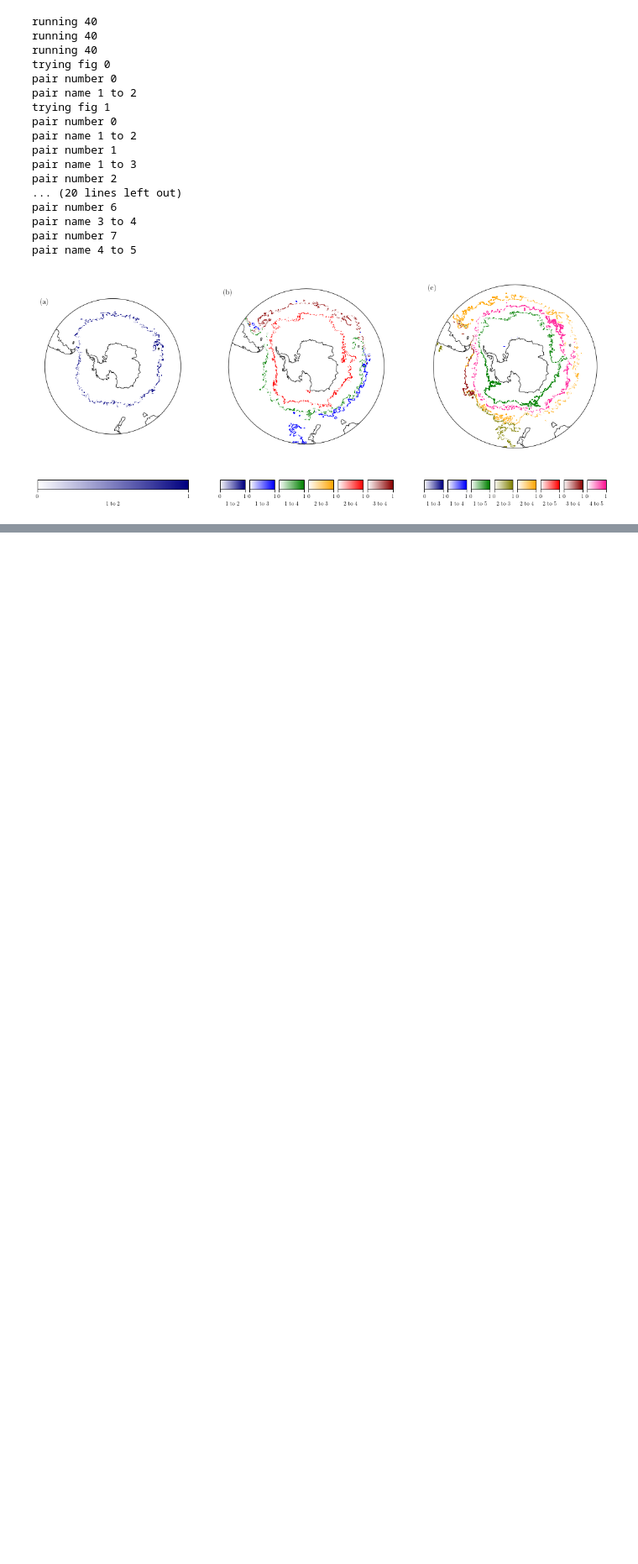
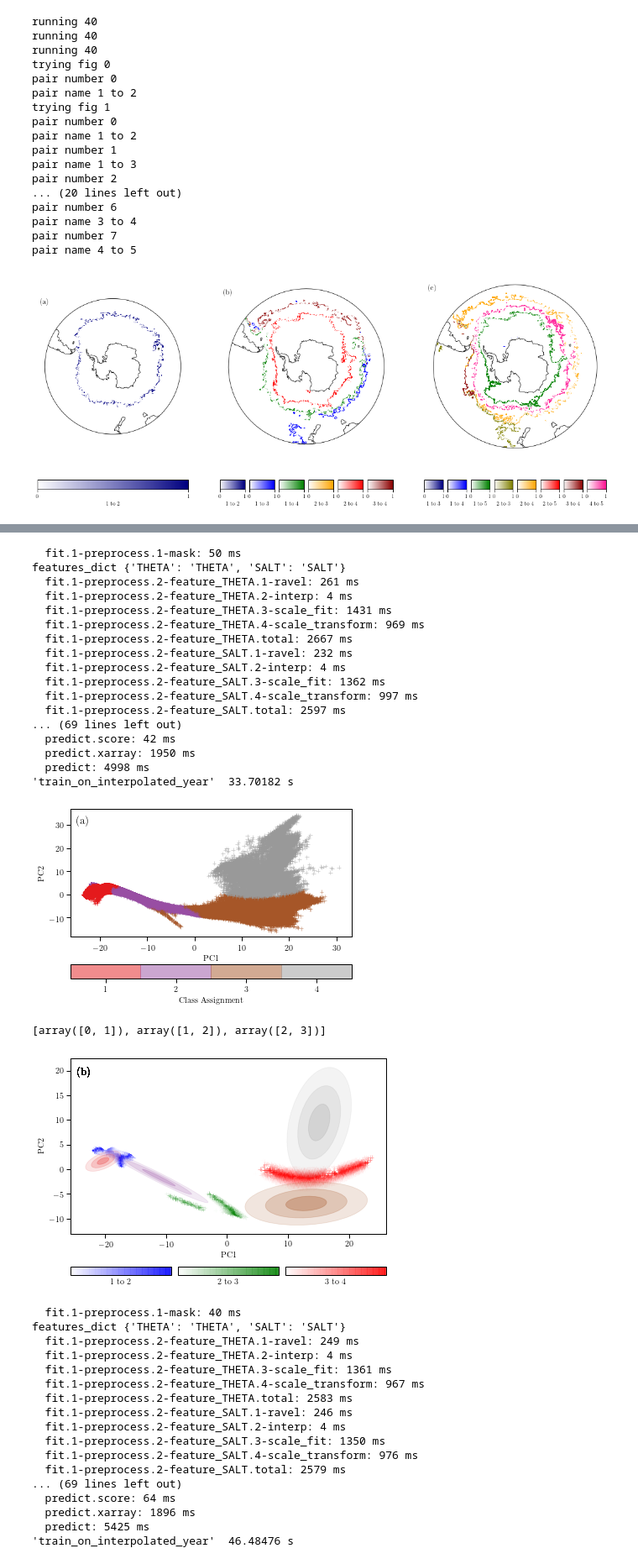
Before and after one commit to sdat2/pyxpcm, a Jupyter notebook: Gen-Plot-Func.ipynb, the cells around one changed output, grey strips where cells are left out. Shown at 84% size. Cells and saved outputs as stored; diff of their text form; code cells hidden in the pictures; blank space fills up the shorter version.

Commit message:
half way to 3d plots

```diff
--- a/Gen-Plot-Func.ipynb
+++ b/Gen-Plot-Func.ipynb
@@ -684,0 +691,3 @@ pair name 4 to 5
+# %%
+m, ds = rtg.train_on_interpolated_year(time_i=42, K=5, maxvar=2, min_depth=300,
+                                       max_depth=2000, separate_pca=False)
@@ -684,0 +766,23 @@ pair name 4 to 5
+# %%
+def get_fig2a(ds):
+    K = int(ds.PCM_LABELS.max().values.tolist()) + 1
+    plt.scatter(
+        ds.PCA_VALUES.isel(pca=0),
+        ds.PCA_VALUES.isel(pca=1),
+        c=ds.PCM_LABELS + 1,
+        cmap=cm.get_cmap("Set1", K),  #'viridis_r',
+        vmin=0.5,
+        vmax=K + 0.5,
+        alpha=0.5,
+    )
+    label_subplots([plt.gca()], start_from=0)
+    plt.xlabel("PC1")
+    plt.ylabel("PC2")
+    plt.colorbar(
+        label="Class Assignment", ticks=range(1, K + 1), orientation="horizontal"
+    )
+    plt.savefig(
+        "../FBSO-Report/images/fig2a-2d-k-" + str(K) + "_.png",
+        dpi=600,
+        bbox_inches="tight",
+    )
@@ -684,0 +869,46 @@ pair name 4 to 5
+# %%
+for K in [4, 5]:
+    m, ds = rtg.train_on_interpolated_year(time_i=42, K=K, maxvar=2, min_depth=300,
+                                           max_depth=2000, separate_pca=False)
+    get_fig2a(ds)
+    plt.show()
+    run_i_metrics_with_ellipsoids_2d(ds)
+    plt.show()
+# %% [output]
+  fit.1-preprocess.1-mask: 50 ms
+features_dict {'THETA': 'THETA', 'SALT': 'SALT'}
+  fit.1-preprocess.2-feature_THETA.1-ravel: 261 ms
+  fit.1-preprocess.2-feature_THETA.2-interp: 4 ms
+  fit.1-preprocess.2-feature_THETA.3-scale_fit: 1431 ms
+  fit.1-preprocess.2-feature_THETA.4-scale_transform: 969 ms
+  fit.1-preprocess.2-feature_THETA.total: 2667 ms
+  fit.1-preprocess.2-feature_SALT.1-ravel: 232 ms
+  fit.1-preprocess.2-feature_SALT.2-interp: 4 ms
+  fit.1-preprocess.2-feature_SALT.3-scale_fit: 1362 ms
+  fit.1-preprocess.2-feature_SALT.4-scale_transform: 997 ms
+  fit.1-preprocess.2-feature_SALT.total: 2597 ms
+... (69 lines left out)
+  predict.score: 42 ms
+  predict.xarray: 1950 ms
+  predict: 4998 ms
+'train_on_interpolated_year'  33.70182 s
+[figure, added]
+[array([0, 1]), array([1, 2]), array([2, 3])]
+[figure, added]
+  fit.1-preprocess.1-mask: 40 ms
+features_dict {'THETA': 'THETA', 'SALT': 'SALT'}
+  fit.1-preprocess.2-feature_THETA.1-ravel: 249 ms
+  fit.1-preprocess.2-feature_THETA.2-interp: 4 ms
+  fit.1-preprocess.2-feature_THETA.3-scale_fit: 1361 ms
+  fit.1-preprocess.2-feature_THETA.4-scale_transform: 967 ms
+  fit.1-preprocess.2-feature_THETA.total: 2583 ms
+  fit.1-preprocess.2-feature_SALT.1-ravel: 246 ms
+  fit.1-preprocess.2-feature_SALT.2-interp: 4 ms
+  fit.1-preprocess.2-feature_SALT.3-scale_fit: 1350 ms
+  fit.1-preprocess.2-feature_SALT.4-scale_transform: 976 ms
+  fit.1-preprocess.2-feature_SALT.total: 2579 ms
+... (69 lines left out)
+  predict.score: 64 ms
+  predict.xarray: 1896 ms
+  predict: 5425 ms
+'train_on_interpolated_year'  46.48476 s
```
Also changed, not shown: parts of 12 cells of this notebook.
